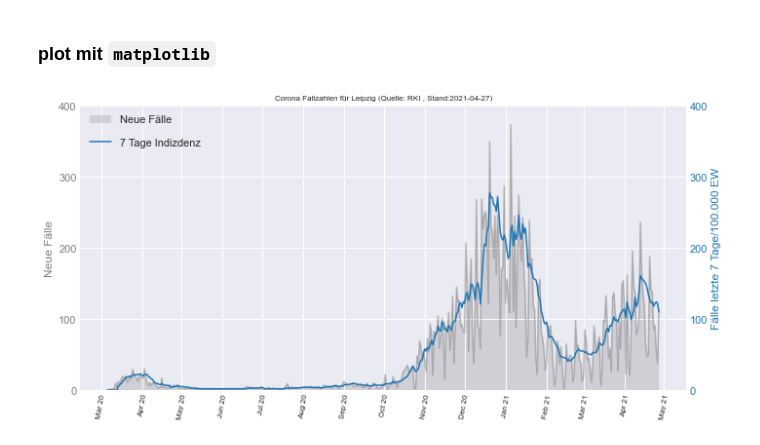
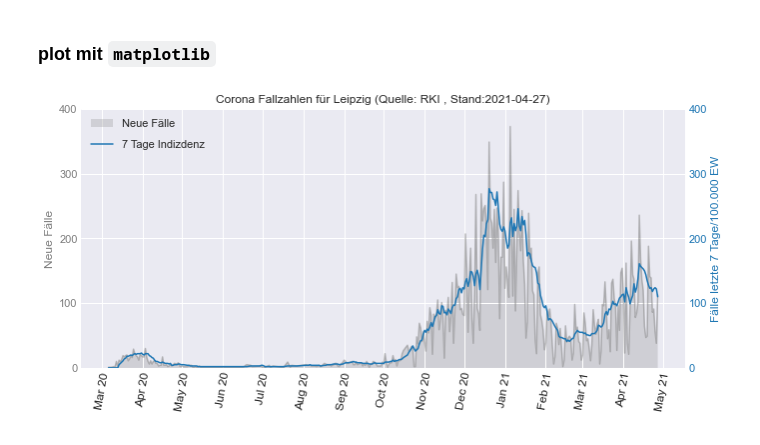
Before and after one commit to Fkaule/Datenvisualisierung-JBook, a Jupyter notebook: _sources/Datenverarbeitung/Pandas/Corona_RKI.ipynb, the cells around one changed output. Drawn from its saved outputs; the diff is of its cells as text; code cells hidden in the pictures.

```diff
--- a/_sources/Datenverarbeitung/Pandas/Corona_RKI.ipynb
+++ b/_sources/Datenverarbeitung/Pandas/Corona_RKI.ipynb
@@ -253,6 +253,7 @@ import matplotlib.ticker as tkr
 
 # Allgemein
 plt.style.use('seaborn-darkgrid') # default stil einstellen (auch andere stile z.B. auch "seaborn-darkgrid" möglich )
+plt.rcParams.update({'font.size': 20});
 
 # Set Figure
 fig , ax1 = plt.subplots(figsize=(10,5))
@@ -282,33 +283,33 @@ ax2.get_yaxis().set_major_formatter(tkr.FuncFormatter(lambda x, p: format(int(x)
 ax1.set_ylabel('Neue Fälle', color='tab:gray')
 ax2.set_ylabel("Fälle letzte 7 Tage/100.000 EW", color='tab:blue')
 ax1.tick_params(colors='tab:gray', which='both', axis="y")
 ax2.tick_params(colors='tab:blue', which='both', axis="y")
 
 # y ticks Anpassen
 ax1.set_ylim(bottom=0, top=400) # Achse 2 Limits
 ax2.set_ylim(bottom=0, top=400) # Achse 1 Limits
 
 nticks=5 # Anzahl Ticks für Achse 1 und 2
 ax1.yaxis.set_major_locator(tkr.LinearLocator(nticks))
 ax2.yaxis.set_major_locator(tkr.LinearLocator(nticks))
 
 # x ticks Anpassen
 ax1.xaxis.set_major_locator(dates.MonthLocator(interval=1)) # jeden Monat ein Tick
 ax1.xaxis.set_major_formatter(dates.DateFormatter('%b %y')) # Darstellung Monatsnamekurz + Jahr
 
 # x Tick Schrift Formatierung (Variante 1: eigene Einstellungen)
 labels = ax1.get_xticklabels(); # labels auslesen um diese noch mal zu formatieren
-plt.setp(labels, rotation=80, fontsize=8); # Labels drehen
+plt.setp(labels, rotation=80, fontsize=12); # Labels drehen
 
 # x Tick Schrift Formatierung (Variante 2: automatisch)
 #fig.autofmt_xdate()
 
 # title
 last_date = Leipzig.iloc[-1,0].strftime('%Y-%m-%d') # letztes Datum als Datenstand
-ax1.set_title("Corona Fallzahlen für Leipzig (Quelle: RKI , Stand:"+last_date+")", fontsize=8)
+ax1.set_title("Corona Fallzahlen für Leipzig (Quelle: RKI , Stand:"+last_date+")", fontsize=12)
 
 plt.tight_layout()
 plt.savefig('Leipzig_RKI-Coronazahlen_Stand'+last_date+'.png', bbox_inches='tight', dpi=150)
 plt.show()
 # %% [output]
-[figure, old version]
+[figure, new version]
```
Also changed, not shown: parts of 1 cell of this notebook, 4 other files.
